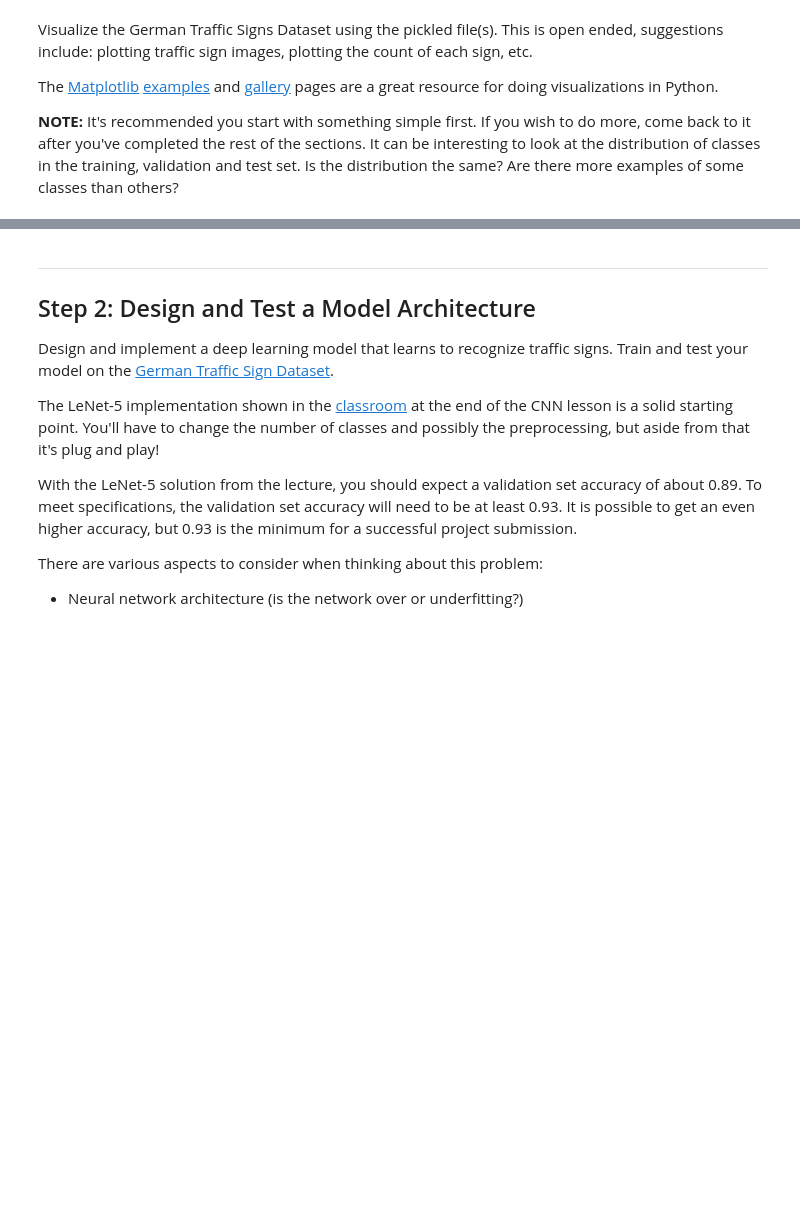
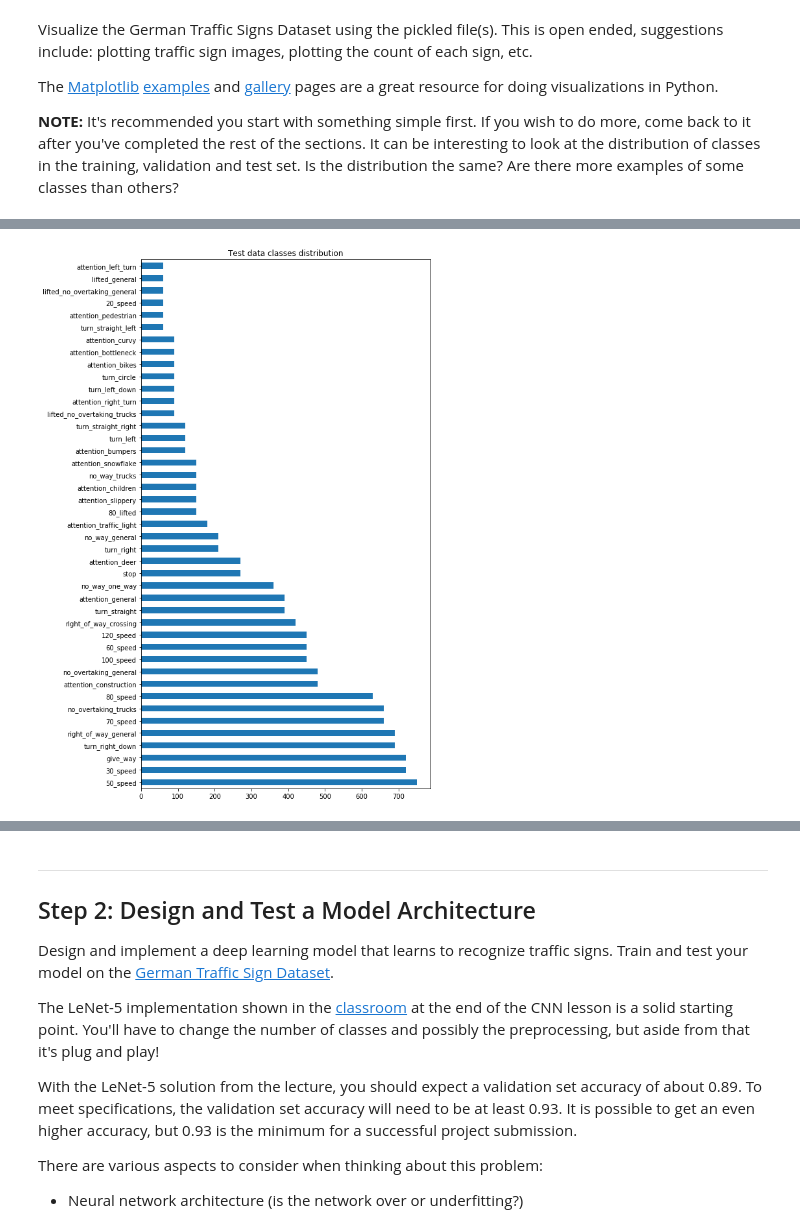
Before and after one commit to udacity/CarND-Traffic-Sign-Classifier-Project, a Jupyter notebook: Traffic_Sign_Classifier.ipynb, the cells around one changed output, grey strips where cells are left out. Saved outputs shown, nothing was run; the diff lists cells and outputs as text; code cells hidden in the pictures; blank space fills up the shorter version.

```diff
--- a/Traffic_Sign_Classifier.ipynb
+++ b/Traffic_Sign_Classifier.ipynb
@@ -93,0 +129,4 @@ import matplotlib.pyplot as plt
+# %%
+plot_brief_stats_for(test, "Test data classes distribution")
+# %% [output]
+[figure, added]
```
Also changed, not shown: parts of 10 cells of this notebook, 2 other files.
